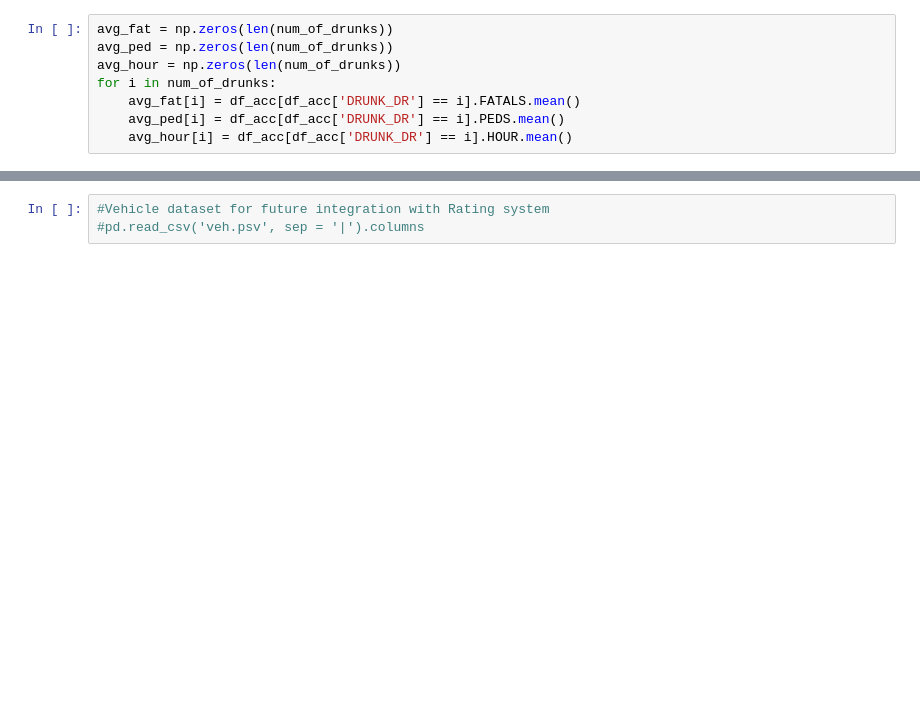
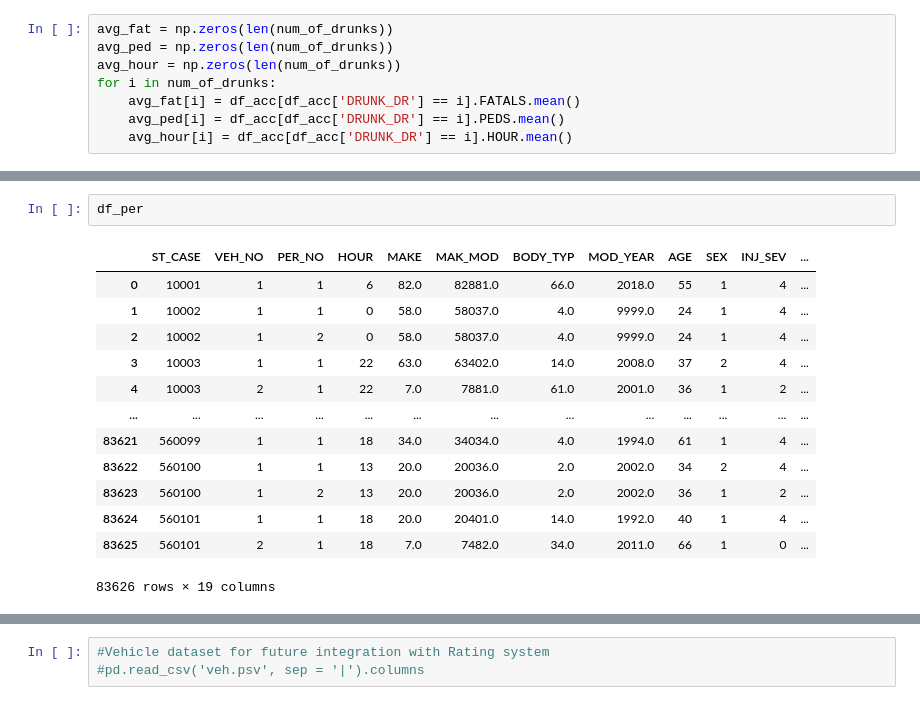
Before and after one commit to m6cortez/COGS_109_Project, a Jupyter notebook: COGS 109 Project (1).ipynb, the cells around one changed output, grey strips where cells are left out. Drawn from its saved outputs; the diff is of its cells as text; blank space fills up the shorter version.

```diff
--- a/COGS 109 Project (1).ipynb
+++ b/COGS 109 Project (1).ipynb
@@ -359,0 +464,16 @@ ax = sns.heatmap(
+# %%
+df_per
+# %% [output]
+|  | ST_CASE | VEH_NO | PER_NO | HOUR | MAKE | MAK_MOD | BODY_TYP | MOD_YEAR | AGE | SEX | INJ_SEV | ... |
+| 0 | 10001 | 1 | 1 | 6 | 82.0 | 82881.0 | 66.0 | 2018.0 | 55 | 1 | 4 | ... |
+| 1 | 10002 | 1 | 1 | 0 | 58.0 | 58037.0 | 4.0 | 9999.0 | 24 | 1 | 4 | ... |
+| 2 | 10002 | 1 | 2 | 0 | 58.0 | 58037.0 | 4.0 | 9999.0 | 24 | 1 | 4 | ... |
+| 3 | 10003 | 1 | 1 | 22 | 63.0 | 63402.0 | 14.0 | 2008.0 | 37 | 2 | 4 | ... |
+| 4 | 10003 | 2 | 1 | 22 | 7.0 | 7881.0 | 61.0 | 2001.0 | 36 | 1 | 2 | ... |
+| ... | ... | ... | ... | ... | ... | ... | ... | ... | ... | ... | ... | ... |
+| 83621 | 560099 | 1 | 1 | 18 | 34.0 | 34034.0 | 4.0 | 1994.0 | 61 | 1 | 4 | ... |
+| 83622 | 560100 | 1 | 1 | 13 | 20.0 | 20036.0 | 2.0 | 2002.0 | 34 | 2 | 4 | ... |
+| 83623 | 560100 | 1 | 2 | 13 | 20.0 | 20036.0 | 2.0 | 2002.0 | 36 | 1 | 2 | ... |
+| 83624 | 560101 | 1 | 1 | 18 | 20.0 | 20401.0 | 14.0 | 1992.0 | 40 | 1 | 4 | ... |
+| 83625 | 560101 | 2 | 1 | 18 | 7.0 | 7482.0 | 34.0 | 2011.0 | 66 | 1 | 0 | ... |
+83626 rows × 19 columns
```
Also changed, not shown: parts of 48 cells of this notebook, 7 other files.
